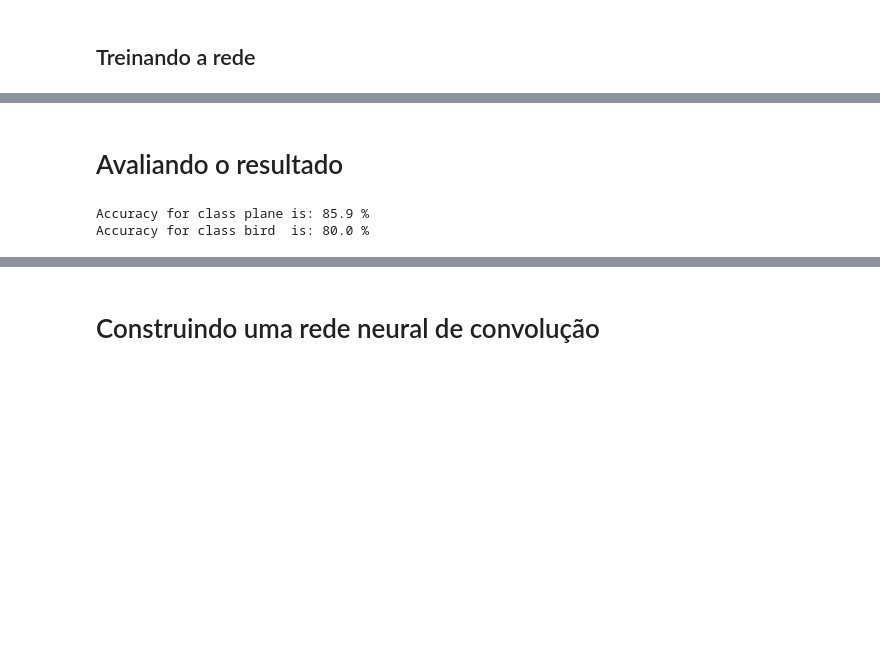
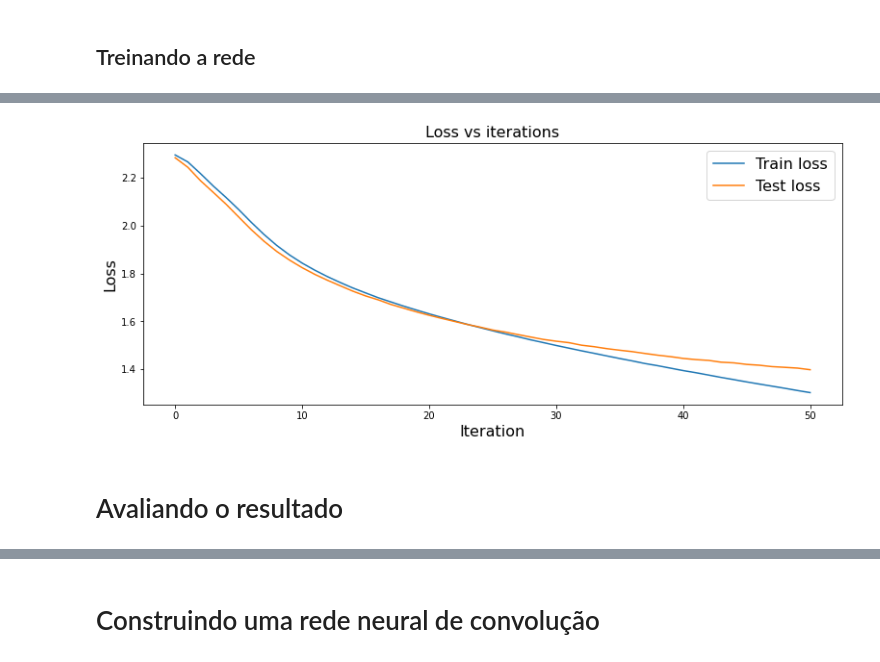
Before and after one commit to pgdinamica/deeplearning, a Jupyter notebook: notebooks/RedesConvolucionais.ipynb, the cells around one changed output, grey strips where cells are left out. Cells and saved outputs as stored; diff of their text form; code cells hidden in the pictures; blank space fills up the shorter version.

```diff
--- a/notebooks/RedesConvolucionais.ipynb
+++ b/notebooks/RedesConvolucionais.ipynb
@@ -117,7 +110,7 @@ cifar2_test = [(img, label_map[label])
 # %%
 batch_size = 64
-train_loader = DataLoader(cifar2_train, batch_size=batch_size, shuffle=True)
-test_loader = DataLoader(cifar2_test, batch_size=batch_size, shuffle=False)
+train_loader = DataLoader(tensor_train, batch_size=batch_size, shuffle=True)
+test_loader = DataLoader(tensor_test, batch_size=batch_size, shuffle=False)
 # %% [markdown]
 # Construindo uma rede MLP
 
@@ -131,13 +124,13 @@ class MLPClassifier(nn.Module):
     self.flatten = nn.Flatten()
 
     self.layers = nn.Sequential(
-        nn.Linear(3 * 32*32, 512),
-        nn.ReLU(),
-        nn.Linear(512, 256),
+        nn.Linear(3 * 32*32, 256),
         nn.ReLU(),
         nn.Linear(256, 128),
         nn.ReLU(),
-        nn.Linear(128, 4),
+        nn.Linear(128, 64),
+        nn.ReLU(),
+        nn.Linear(64, 10),
     )
 
   def forward(self, x):
@@ -200,9 +184,27 @@ def test(model, dataloader, classes):
+# %%
+# Aprenda sobre Matplotlib com a Kizzy: https://youtu.be/iSpi3rKdoLQ
+# Introdução ao Matplotlib | Gráficos em Python | Análise de dados #7
+def plot_losses(losses):
+  fig = plt.figure(figsize=(13, 5))
+  ax = fig.gca()
+  for loss_name, loss_values in losses.items():
+    ax.plot(loss_values, label=loss_name)
+  ax.legend(fontsize="16")
+  ax.set_xlabel("Iteration", fontsize="16")
+  ax.set_ylabel("Loss", fontsize="16")
+  ax.set_title("Loss vs iterations", fontsize="16");
 # %% [markdown]
 ## Treinando a rede
 # %%
-epochs = 51
+epochs = 41
+train_losses = []
+test_losses = []
 for t in range(epochs):
   train_loss = train(model, train_loader, loss_func, optimizer)
+  train_losses.append(train_loss)
   if t % 10 == 0:
     print(f"Epoch: {t}; Train Loss: {train_loss}")
+
+  test_loss = validate(model, test_loader, loss_func)
+  test_losses.append(test_loss)
 # %% [output]
@@ -215,7 +217,7 @@ Epoch: 50; Train Loss: 0.3782309843286587
+# %%
+losses = {"Train loss": train_losses, "Test loss": test_losses}
+plot_losses(losses)
+# %% [output]
+[figure, added]
 # %% [markdown]
 # Avaliando o resultado
-# %%
-test(model, test_loader, ['plane', 'bird'])
-# %% [output]
-Accuracy for class plane is: 85.9 %
-Accuracy for class bird  is: 80.0 %
```
Also changed, not shown: parts of 36 cells of this notebook.
